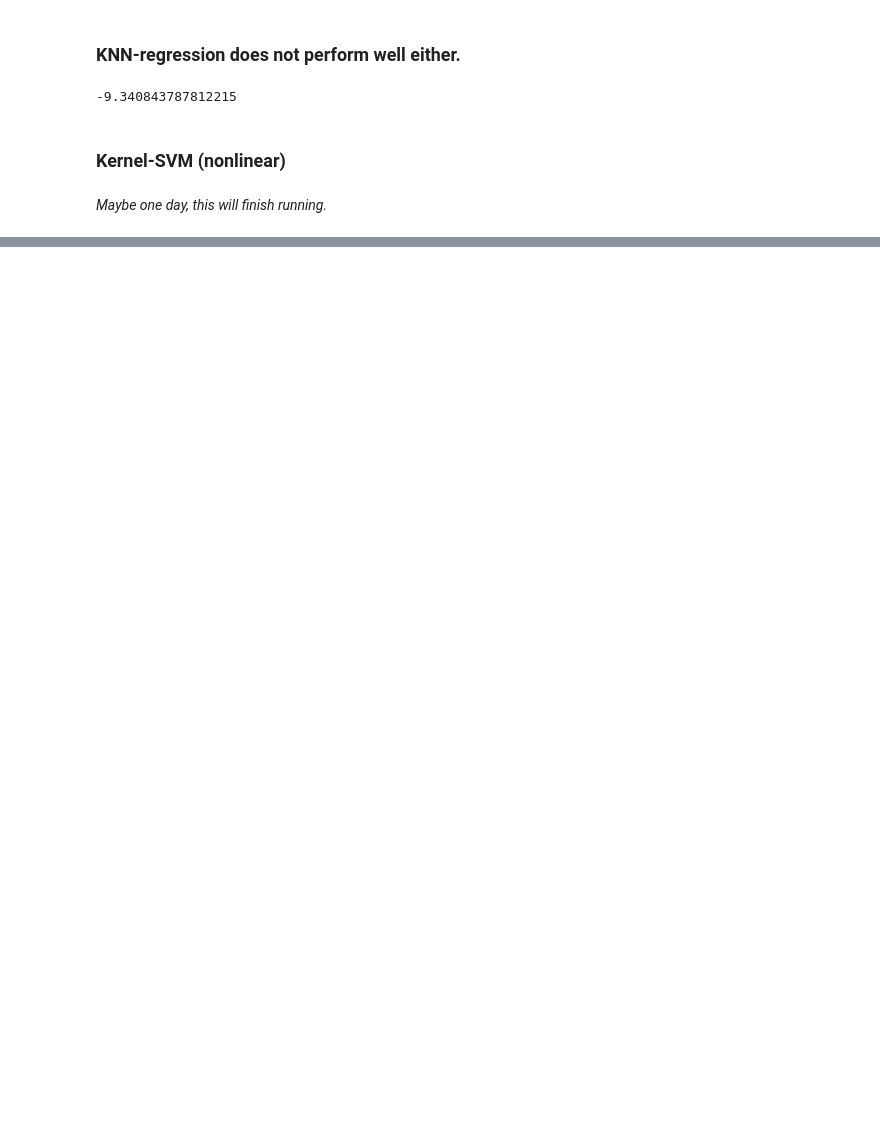
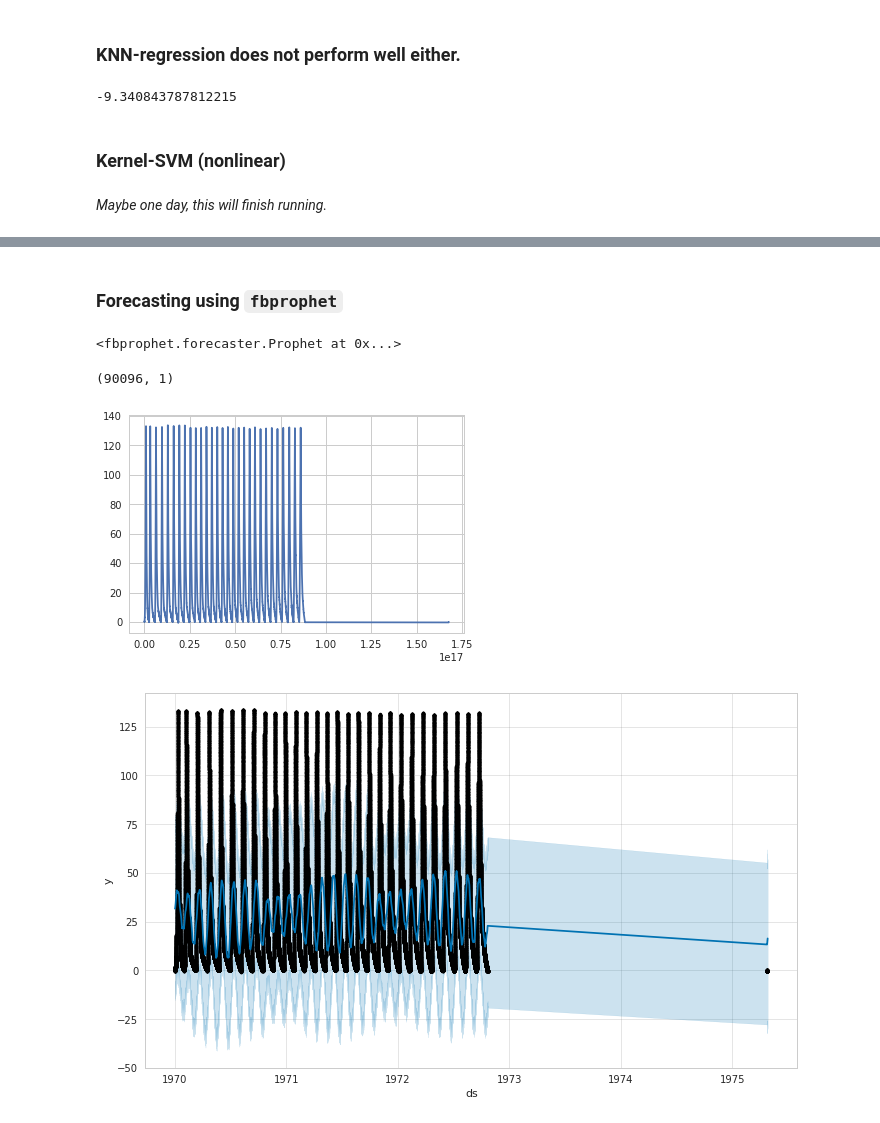
Before and after one commit to Columbia-Creative-Machines-Lab/muscle-prediction, a Jupyter notebook: parametric-analysis.ipynb, the cells around one changed output, grey strips where cells are left out. Saved outputs shown, nothing was run; the diff lists cells and outputs as text; code cells hidden in the pictures; blank space fills up the shorter version.

```diff
--- a/parametric-analysis.ipynb
+++ b/parametric-analysis.ipynb
@@ -292,0 +347,2 @@ sns.regplot(X['Cycle'], toydf['Area'], ax=axes, scatter_kws={'alpha':0.3})
+# %% [markdown]
+### Forecasting using `fbprophet`
@@ -292,0 +359,22 @@ sns.regplot(X['Cycle'], toydf['Area'], ax=axes, scatter_kws={'alpha':0.3})
+# %%
+mdf['ds'] = mdf['ds'].map(lambda dt: (dt-datetime.utcfromtimestamp(0)).total_seconds() * 10000)
+mdf = mdf.drop('ds0', axis=1)
+mdf['ds'] = mdf['ds'].map(lambda dt: datetime(1970,1,1) + timedelta(seconds=dt))
+# %%
+m = Prophet()
+m.fit(mdf)
+# %% [output]
+<fbprophet.forecaster.Prophet at 0x...>
+# %%
+future = m.make_future_dataframe(periods=1)
+future.shape
+# %% [output]
+(90096, 1)
+# %%
+forecast = m.predict(future);
+# %%
+plt.plot(mdf.ds, mdf.y)
+m.plot(forecast);
+# %% [output]
+[figure, added]
+[figure, added]
```
Also changed, not shown: parts of 21 cells of this notebook, 1 other file.
